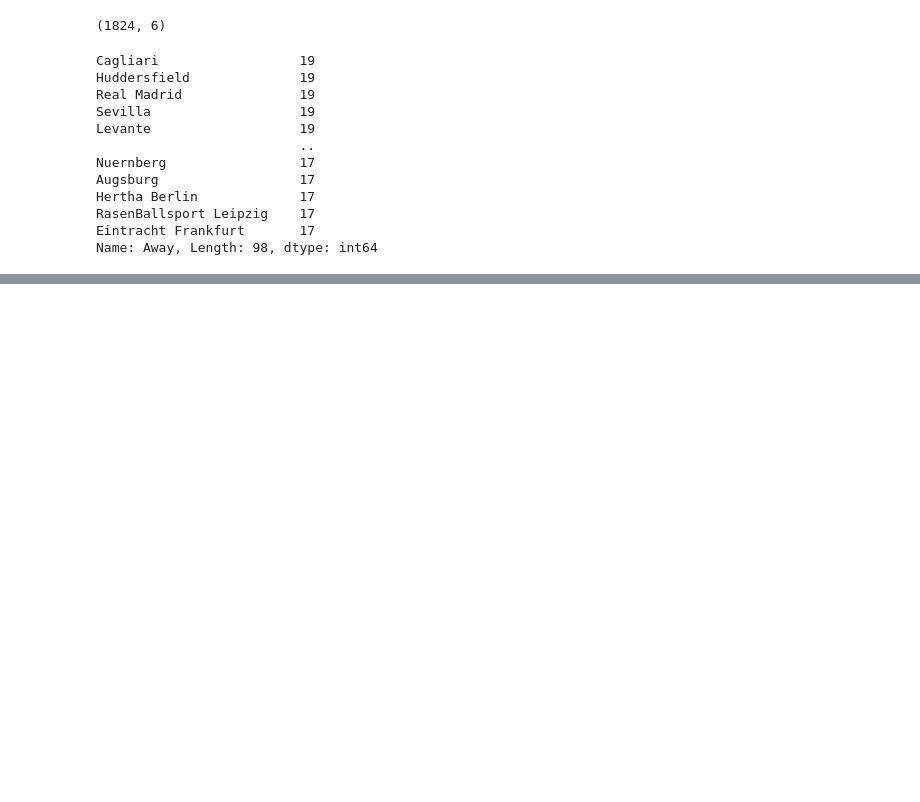
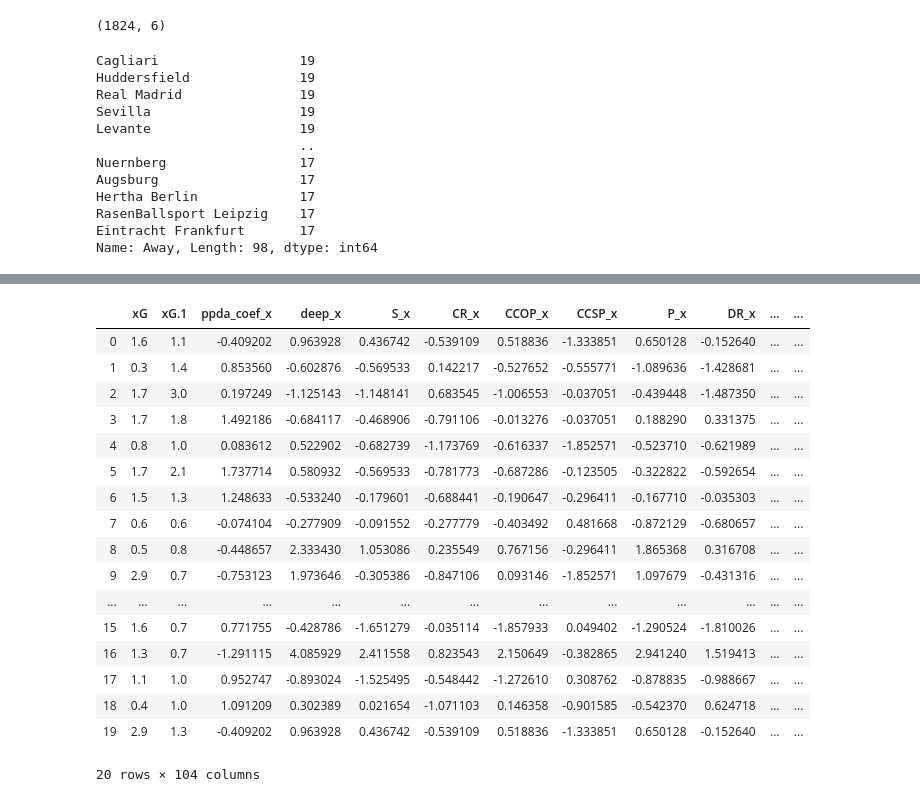
Before and after one commit to triolinho/final_project_repo, a Jupyter notebook: final_4.ipynb, the cells around one changed output, grey strips where cells are left out. Cells and saved outputs as stored; diff of their text form; code cells hidden in the pictures; blank space fills up the shorter version.

```diff
--- a/final_4.ipynb
+++ b/final_4.ipynb
@@ -184,0 +207,64 @@ Name: Away, Length: 98, dtype: int64
+# %%
+df_merged2['xG_diff'] = df_merged2['xG'] - df_merged2['xG.1']
+df_merged2['ppda_diff'] = df_merged2['ppda_coef_x'] - df_merged2['ppda_coef_y']
+df_merged2['deep_diff'] = df_merged2['deep_x'] - df_merged2['deep_y']
+df_merged2['S_diff'] = df_merged2['S_x'] - df_merged2['S_y']
+df_merged2['CR_diff'] = df_merged2['CR_x'] - df_merged2['CR_y']
+df_merged2['CCOP_diff'] = df_merged2['CCOP_x'] - df_merged2['CCOP_y']
+df_merged2['CCSP_diff'] = df_merged2['CCSP_x'] - df_merged2['CCSP_y']
+df_merged2['P_diff'] = df_merged2['P_x'] - df_merged2['P_y']
+df_merged2['DR_diff'] = df_merged2['DR_x'] - df_merged2['DR_y']
+df_merged2['IBS_diff'] = df_merged2['IBS_x'] - df_merged2['IBS_y']
+df_merged2['OBS_diff'] = df_merged2['OBS_x'] - df_merged2['OBS_y']
+df_merged2['TBOX_diff'] = df_merged2['TBOX_x'] - df_merged2['TBOX_y']
+df_merged2['FKCR_diff'] = df_merged2['FKCR_x'] - df_merged2['FKCR_y']
+df_merged2['CRN_diff'] = df_merged2['CRN_x'] - df_merged2['CRN_y']
+df_merged2['CRNCR_diff'] = df_merged2['CRNCR_x'] - df_merged2['CRNCR_y']
+df_merged2['FKS_diff'] = df_merged2['FKS_x'] - df_merged2['FKS_y']
+df_merged2['ALB_diff'] = df_merged2['ALB_x'] - df_merged2['ALB_y']
+df_merged2['ATB_diff'] = df_merged2['ATB_x'] - df_merged2['ATB_y']
+df_merged2['TOFF_diff'] = df_merged2['TOFF_x'] - df_merged2['TOFF_y']
+df_merged2['BCS_diff'] = df_merged2['BCS_x'] - df_merged2['BCS_y']
+df_merged2['oppda_diff'] = df_merged2['oppda_coef_x'] - df_merged2['oppda_coef_y']
+df_merged2['deep_allowed_diff'] = df_merged2['deep_allowed_x'] - df_merged2['deep_allowed_y']
+df_merged2['INT_diff'] = df_merged2['INT_x'] - df_merged2['INT_y']
+df_merged2['BLK_diff'] = df_merged2['BLK_x'] - df_merged2['BLK_y']
+df_merged2['TKL_diff'] = df_merged2['TKL_x'] - df_merged2['TKL_y']
+df_merged2['FC_diff'] = df_merged2['FC_x'] - df_merged2['FC_y']
+df_merged2['AW_diff'] = df_merged2['AW_x'] - df_merged2['AW_y']
+df_merged2['BR_diff'] = df_merged2['BR_x'] - df_merged2['BR_y']
+df_merged2['DW_diff'] = df_merged2['DW_x'] - df_merged2['DW_y']
+df_merged2['AKS_diff'] = df_merged2['AKS_x'] - df_merged2['AKS_y']
+df_merged2['CL_diff'] = df_merged2['CL_x'] - df_merged2['CL_y']
+df_merged2['PUNCH_diff'] = df_merged2['PUNCH_x'] - df_merged2['PUNCH_y']
+df_merged2['LMT_diff'] = df_merged2['LMT_x'] - df_merged2['LMT_y']
+df_merged2['poss_diff'] = df_merged2['poss_x'] - df_merged2['poss_y']
+# %%
+df_merged2['score'] = df_merged2['home_goals'] - df_merged2['away_goals']
+results = df_merged2.drop(['home_goals', 'away_goals', 'Home', 'Away'], 1)
+results['winner'] = None
+results['winner'][results.score > 0] = 1
+results['winner'][results.score < 0] = 2
+results['winner'][results.score == 0] = 0
+#results = results[results.winner != 0]
+# %%
+results.head(20)
+# %% [output]
+|  | xG | xG.1 | ppda_coef_x | deep_x | S_x | CR_x | CCOP_x | CCSP_x | P_x | DR_x | ... | ... |
+| 0 | 1.6 | 1.1 | -0.409202 | 0.963928 | 0.436742 | -0.539109 | 0.518836 | -1.333851 | 0.650128 | -0.152640 | ... | ... |
+| 1 | 0.3 | 1.4 | 0.853560 | -0.602876 | -0.569533 | 0.142217 | -0.527652 | -0.555771 | -1.089636 | -1.428681 | ... | ... |
+| 2 | 1.7 | 3.0 | 0.197249 | -1.125143 | -1.148141 | 0.683545 | -1.006553 | -0.037051 | -0.439448 | -1.487350 | ... | ... |
+| 3 | 1.7 | 1.8 | 1.492186 | -0.684117 | -0.468906 | -0.791106 | -0.013276 | -0.037051 | 0.188290 | 0.331375 | ... | ... |
+| 4 | 0.8 | 1.0 | 0.083612 | 0.522902 | -0.682739 | -1.173769 | -0.616337 | -1.852571 | -0.523710 | -0.621989 | ... | ... |
+| 5 | 1.7 | 2.1 | 1.737714 | 0.580932 | -0.569533 | -0.781773 | -0.687286 | -0.123505 | -0.322822 | -0.592654 | ... | ... |
+| 6 | 1.5 | 1.3 | 1.248633 | -0.533240 | -0.179601 | -0.688441 | -0.190647 | -0.296411 | -0.167710 | -0.035303 | ... | ... |
+| 7 | 0.6 | 0.6 | -0.074104 | -0.277909 | -0.091552 | -0.277779 | -0.403492 | 0.481668 | -0.872129 | -0.680657 | ... | ... |
+| 8 | 0.5 | 0.8 | -0.448657 | 2.333430 | 1.053086 | 0.235549 | 0.767156 | -0.296411 | 1.865368 | 0.316708 | ... | ... |
+| 9 | 2.9 | 0.7 | -0.753123 | 1.973646 | -0.305386 | -0.847106 | 0.093146 | -1.852571 | 1.097679 | -0.431316 | ... | ... |
+| ... | ... | ... | ... | ... | ... | ... | ... | ... | ... | ... | ... | ... |
+| 15 | 1.6 | 0.7 | 0.771755 | -0.428786 | -1.651279 | -0.035114 | -1.857933 | 0.049402 | -1.290524 | -1.810026 | ... | ... |
+| 16 | 1.3 | 0.7 | -1.291115 | 4.085929 | 2.411558 | 0.823543 | 2.150649 | -0.382865 | 2.941240 | 1.519413 | ... | ... |
+| 17 | 1.1 | 1.0 | 0.952747 | -0.893024 | -1.525495 | -0.548442 | -1.272610 | 0.308762 | -0.878835 | -0.988667 | ... | ... |
+| 18 | 0.4 | 1.0 | 1.091209 | 0.302389 | 0.021654 | -1.071103 | 0.146358 | -0.901585 | -0.542370 | 0.624718 | ... | ... |
+| 19 | 2.9 | 1.3 | -0.409202 | 0.963928 | 0.436742 | -0.539109 | 0.518836 | -1.333851 | 0.650128 | -0.152640 | ... | ... |
+20 rows × 104 columns
```
Also changed, not shown: parts of 41 cells of this notebook, 1 other file.
